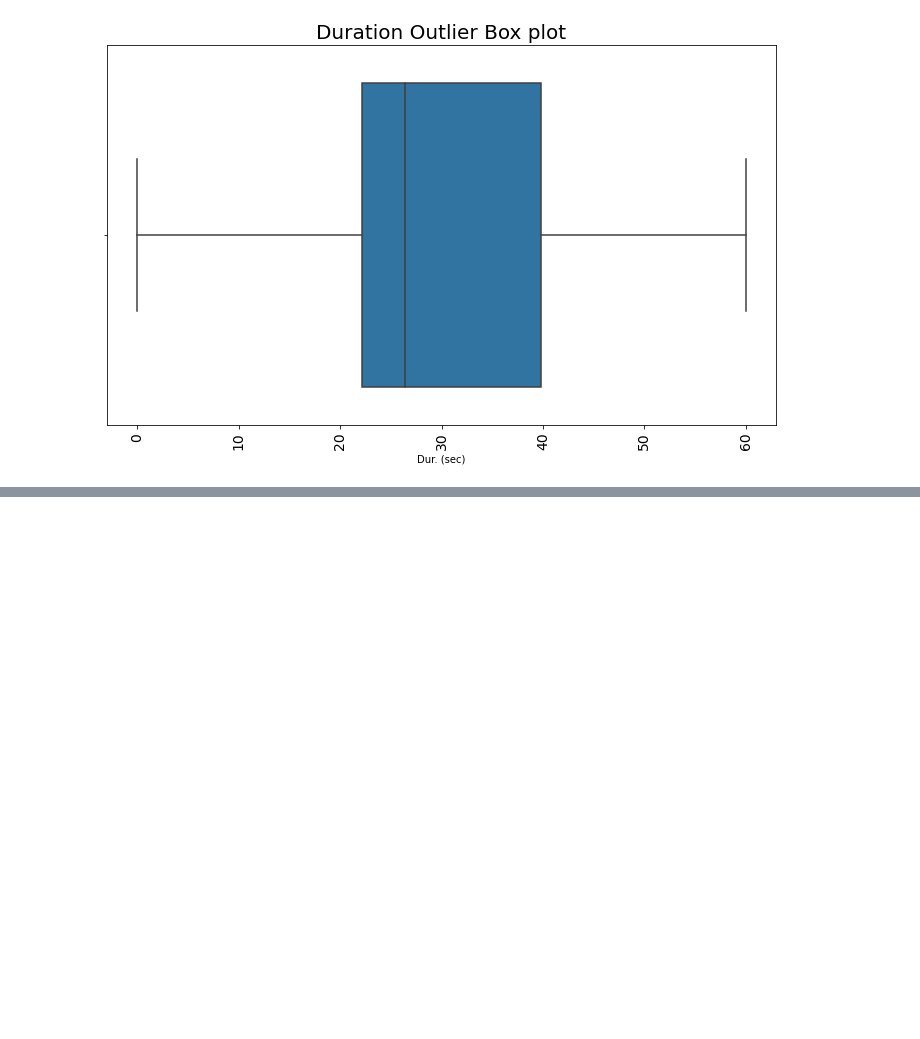
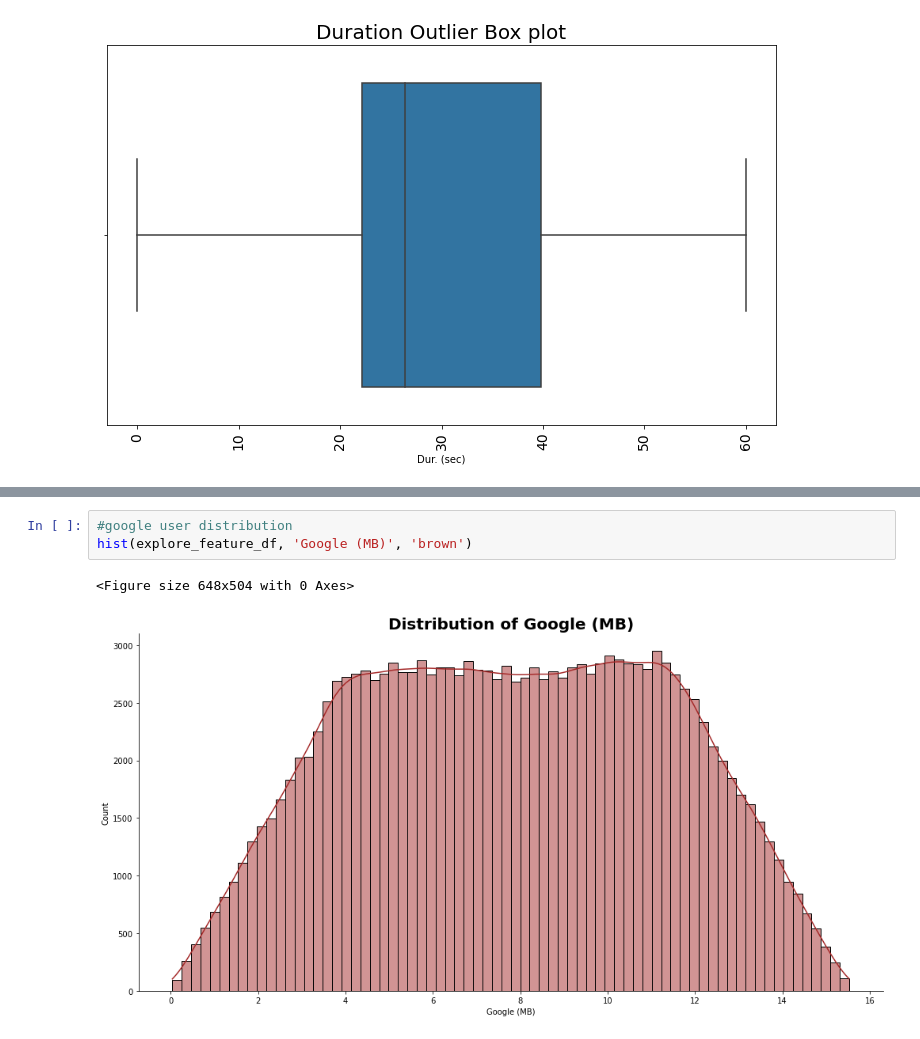
Before and after one commit to yonamg/Telecom-Data-Analysis, a Jupyter notebook: notebook/user_overview_analysis.ipynb, the cells around one changed output, grey strips where cells are left out. Cells and saved outputs as stored; diff of their text form; blank space fills up the shorter version.

```diff
--- a/notebook/user_overview_analysis.ipynb
+++ b/notebook/user_overview_analysis.ipynb
@@ -310,0 +323,6 @@ NameError: name 'fix_outliers' is not defined
+# %%
+#google user distribution
+hist(explore_feature_df, 'Google (MB)', 'brown')
+# %% [output]
+<Figure size 648x504 with 0 Axes>
+[figure, added]
```
Also changed, not shown: parts of 13 cells of this notebook.
